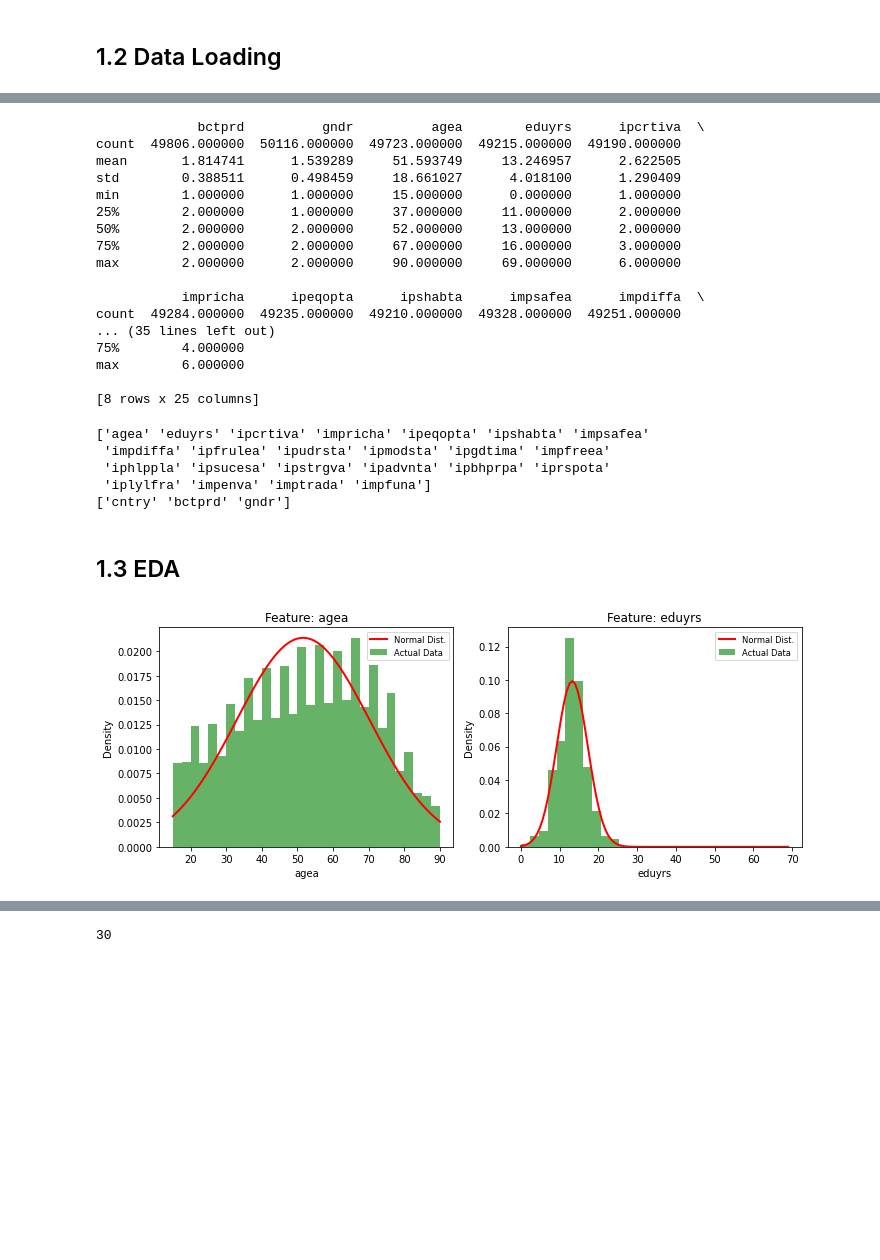
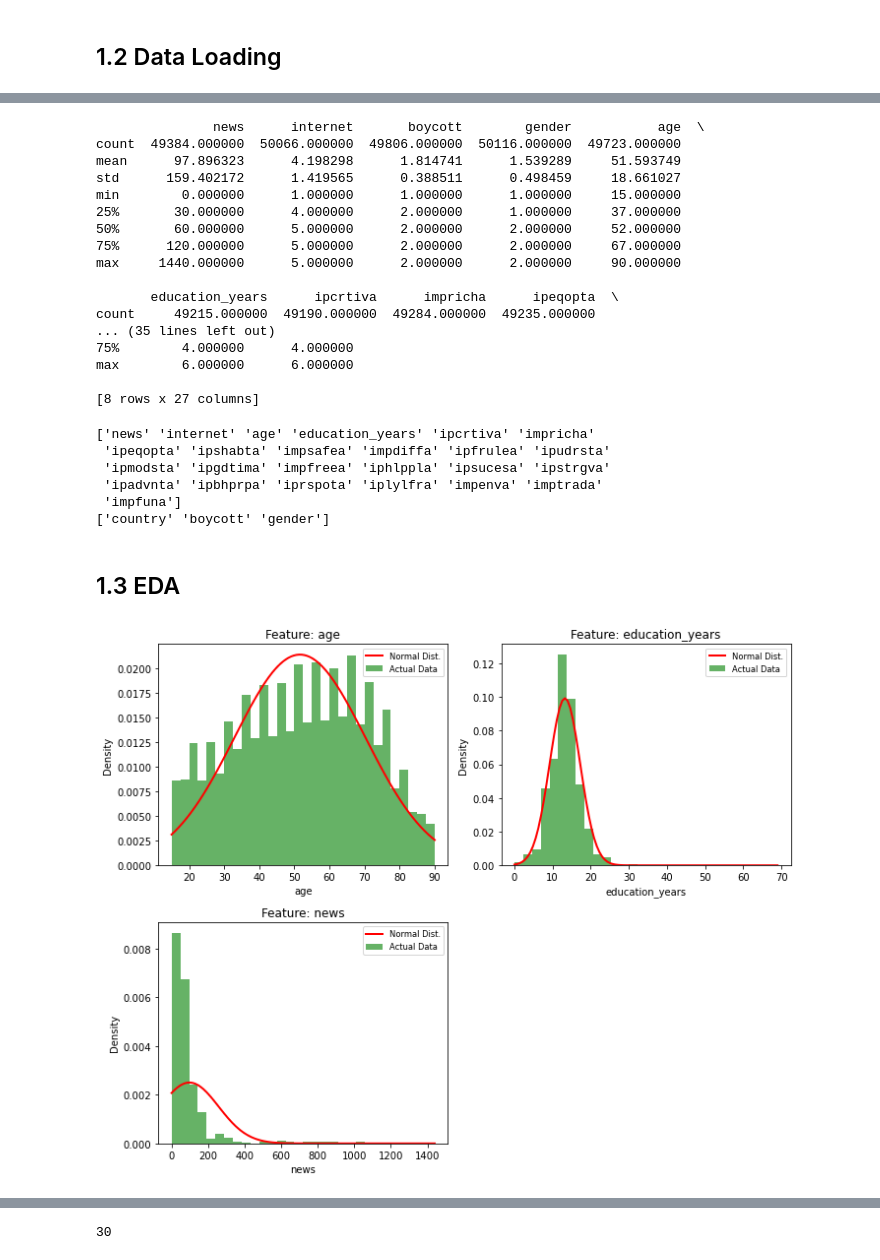
Before and after one commit to kchua675/Thesis, a Jupyter notebook: EDA.ipynb, the cells around one changed output, grey strips where cells are left out. Drawn from its saved outputs; the diff is of its cells as text; code cells hidden in the pictures; blank space fills up the shorter version.

```diff
--- a/EDA.ipynb
+++ b/EDA.ipynb
@@ -58,6 +58,8 @@ missing_map = {
     'gndr': [9],
     'agea': [999],
     'eduyrs': [77, 88, 99],
+    'netusoft': [7,8,9],
+    'nwspol': [7777,8888,9999]
 }
 
 # Variables with 66, 77, 88, 99 as missing
@@ -73,5 +75,7 @@ for var in value_vars:
 for col, codes in missing_map.items():
     df_clean[col] = df_clean[col].replace(codes, np.nan)
 
-X= df_clean.drop('bctprd', axis=1)
-y= df_clean['bctprd']
+df_clean.rename(columns={'agea': 'age', 'nwspol':'news', 'eduyrs': 'education_years', 'gndr': 'gender', 'cntry':'country', 'bctprd':'boycott', 'netusoft': 'internet'}, inplace=True)
+
+df_clean['boycott'] = df_clean['boycott'].replace(2, 0)
+df_clean = df_clean.dropna(subset=['boycott'])
@@ -79,0 +109,14 @@ KeyError: 'bctprd'
+# %%
+# 1️⃣ 計算 99% 分位數
+upper_99 = df_clean['news'].quantile(0.99)
+print("99th percentile (upper limit):", upper_99)
+
+# 2️⃣ 移除超過 99% 分位數的值
+df_clean = df_clean[df_clean['news'] <= upper_99]
+
+# 3️⃣ 查看清理後最大值和樣本數
+max_value_after_clean = df_clean['news'].max()
+remaining_samples = df_clean.shape[0]
+
+print("Max value after removing extreme values:", max_value_after_clean)
+print("Number of remaining samples:", remaining_samples)
@@ -112,36 +343,38 @@ df.head()
 # %%
 print(df_clean.describe())
 # %% [output]
-             bctprd          gndr          agea        eduyrs      ipcrtiva  \
-count  49806.000000  50116.000000  49723.000000  49215.000000  49190.000000
-mean       1.814741      1.539289     51.593749     13.246957      2.622505
-std        0.388511      0.498459     18.661027      4.018100      1.290409
-min        1.000000      1.000000     15.000000      0.000000      1.000000
-25%        2.000000      1.000000     37.000000     11.000000      2.000000
-50%        2.000000      2.000000     52.000000     13.000000      2.000000
-75%        2.000000      2.000000     67.000000     16.000000      3.000000
-max        2.000000      2.000000     90.000000     69.000000      6.000000
+               news      internet       boycott        gender           age  \
+count  49384.000000  50066.000000  49806.000000  50116.000000  49723.000000
+mean      97.896323      4.198298      1.814741      1.539289     51.593749
+std      159.402172      1.419565      0.388511      0.498459     18.661027
+min        0.000000      1.000000      1.000000      1.000000     15.000000
+25%       30.000000      4.000000      2.000000      1.000000     37.000000
+50%       60.000000      5.000000      2.000000      2.000000     52.000000
+75%      120.000000      5.000000      2.000000      2.000000     67.000000
+max     1440.000000      5.000000      2.000000      2.000000     90.000000
 
-           impricha      ipeqopta      ipshabta      impsafea      impdiffa  \
-count  49284.000000  49235.000000  49210.000000  49328.000000  49251.000000
+       education_years      ipcrtiva      impricha      ipeqopta  \
+count     49215.000000  49190.000000  49284.000000  49235.000000
 ... (35 lines left out)
-75%        4.000000
-max        6.000000
+75%        4.000000      4.000000
+max        6.000000      6.000000
 
-[8 rows x 25 columns]
+[8 rows x 27 columns]
 # %%
-df_clean[['gndr', 'bctprd']] = df_clean[['gndr', 'bctprd']].astype('object')
+
+df_clean[['gender', 'boycott']] = df_clean[['gender', 'boycott']].astype('object')
 numerical_cols = df_clean.select_dtypes(include = 'float64').columns
 categorical_cols = df_clean.select_dtypes(include = 'object').columns
 
 print(numerical_cols.values)
 print(categorical_cols.values)
 # %% [output]
-['agea' 'eduyrs' 'ipcrtiva' 'impricha' 'ipeqopta' 'ipshabta' 'impsafea'
- 'impdiffa' 'ipfrulea' 'ipudrsta' 'ipmodsta' 'ipgdtima' 'impfreea'
- 'iphlppla' 'ipsucesa' 'ipstrgva' 'ipadvnta' 'ipbhprpa' 'iprspota'
- 'iplylfra' 'impenva' 'imptrada' 'impfuna']
-['cntry' 'bctprd' 'gndr']
+['news' 'internet' 'age' 'education_years' 'ipcrtiva' 'impricha'
+ 'ipeqopta' 'ipshabta' 'impsafea' 'impdiffa' 'ipfrulea' 'ipudrsta'
+ 'ipmodsta' 'ipgdtima' 'impfreea' 'iphlppla' 'ipsucesa' 'ipstrgva'
+ 'ipadvnta' 'ipbhprpa' 'iprspota' 'iplylfra' 'impenva' 'imptrada'
+ 'impfuna']
+['country' 'boycott' 'gender']
 # %% [markdown]
 ## 1.3 EDA
 # %%
@@ -149,8 +382,8 @@ import matplotlib.pyplot as plt
 import numpy as np
 import math
 
-# 1. Define your features (Change this list as needed)
-selected_cols = ['agea', 'eduyrs']
+# 1. Define  features
+selected_cols = ['age', 'education_years', 'news']
 # If you want to run all numerical columns, use: selected_cols = numerical_cols
 
 # 2. Calculate dynamic grid dimensions
@@ -174,35 +407,34 @@ for c, column in enumerate(selected_cols):
 
     # Plot Histogram: density=True normalizes the y-axis to total 1 (Density)
     # Using 20-30 bins is standard for seeing the distribution shape
     count, bins_edges, ignored = ax[c].hist(X[column], bins=30, density=True,
                                             alpha=0.6, color='g', label='Actual Data')
 
     # Generate smooth X-values for the Normal Distribution curve
     # This prevents the "jagged" red line seen when using histogram bins
     x_smooth = np.linspace(X[column].min(), X[column].max(), 100)
 
     # Calculate the Probability Density Function (PDF)
     pdf = 1 / (sigma * np.sqrt(2 * np.pi)) * np.exp(-(x_smooth - mu) ** 2 / (2 * sigma ** 2))
 
     # Plot the Normal Distribution curve
     ax[c].plot(x_smooth, pdf, linewidth=2, color='r', label='Normal Dist.')
 
     # Formatting
     ax[c].set_title(f'Feature: {column}')
     ax[c].set_xlabel(column)
     ax[c].set_ylabel('Density')
     ax[c].legend(fontsize='small')
 
 # 5. Hide unused axes (if n_features < total grid slots)
 for i in range(n_features, len(ax)):
     ax[i].axis('off')
 
 # 6. Final layout and save
 plt.tight_layout()
-plt.savefig('feature_distribution_analysis.pdf', dpi=300)
 plt.show()
 # %% [output]
-[figure, old version]
+[figure, new version]
 # %%
 
 # Drop continuous variables
```
Also changed, not shown: parts of 20 cells of this notebook, 2 other files.
